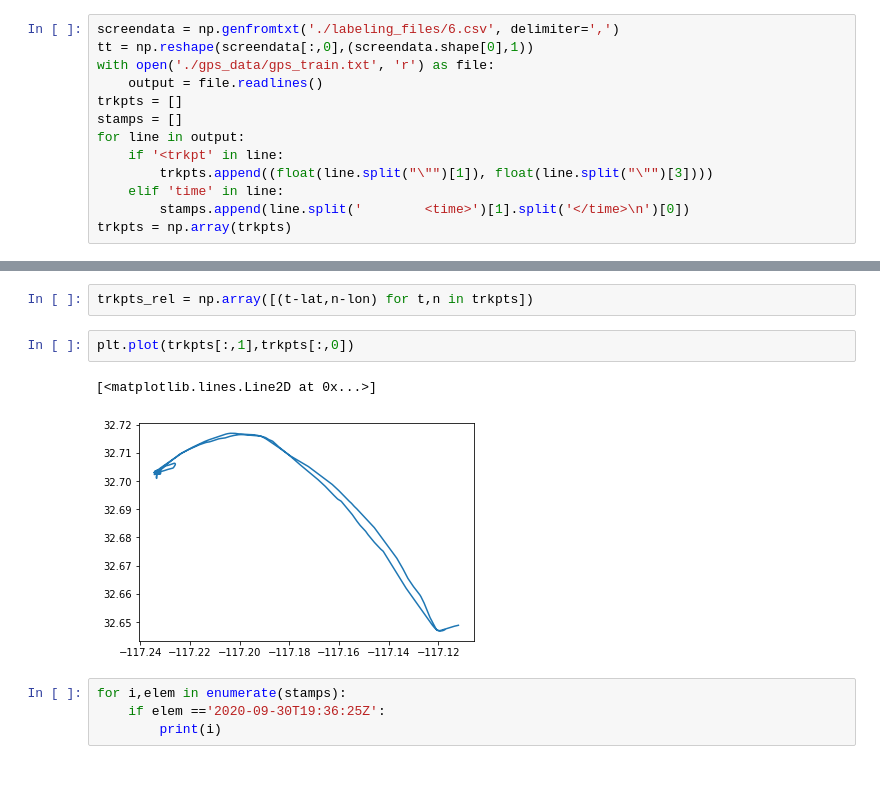
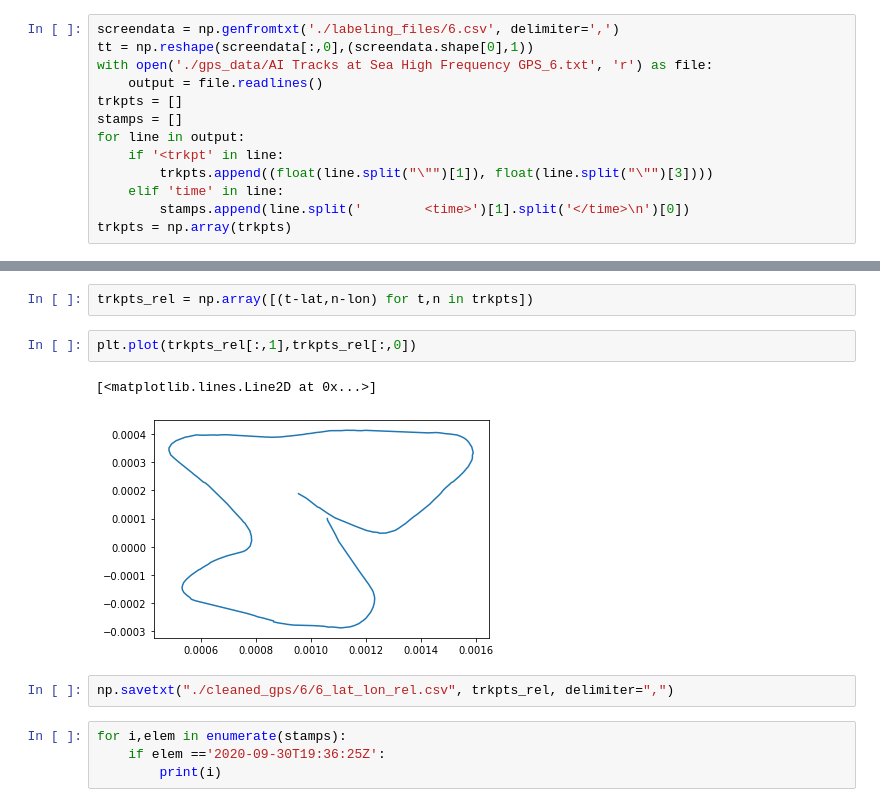
Before and after one commit to Blair-Johnson/crowsnest, a Jupyter notebook: Positional Regression.ipynb, the cells around one changed output, grey strips where cells are left out. Cells and saved outputs as stored; diff of their text form; blank space fills up the shorter version.

Commit message:
cleaned and correlated ground truth labels for video 6

```diff
--- a/Positional Regression.ipynb
+++ b/Positional Regression.ipynb
@@ -5,7 +5,7 @@ import matplotlib.pyplot as plt
 # %%
 screendata = np.genfromtxt('./labeling_files/6.csv', delimiter=',')
 tt = np.reshape(screendata[:,0],(screendata.shape[0],1))
-with open('./gps_data/gps_train.txt', 'r') as file:
+with open('./gps_data/AI Tracks at Sea High Frequency GPS_6.txt', 'r') as file:
     output = file.readlines()
 trkpts = []
 stamps = []
@@ -21,10 +55,12 @@ lon = -117.234631
 # %%
 trkpts_rel = np.array([(t-lat,n-lon) for t,n in trkpts])
 # %%
-plt.plot(trkpts[:,1],trkpts[:,0])
+plt.plot(trkpts_rel[:,1],trkpts_rel[:,0])
 # %% [output]
 [<matplotlib.lines.Line2D at 0x...>]
-[figure, old version]
+[figure, new version]
+# %%
+np.savetxt("./cleaned_gps/6/6_lat_lon_rel.csv", trkpts_rel, delimiter=",")
 # %%
 for i,elem in enumerate(stamps):
     if elem =='2020-09-30T19:36:25Z':
```
Also changed, not shown: parts of 8 cells of this notebook, 11 other files.
